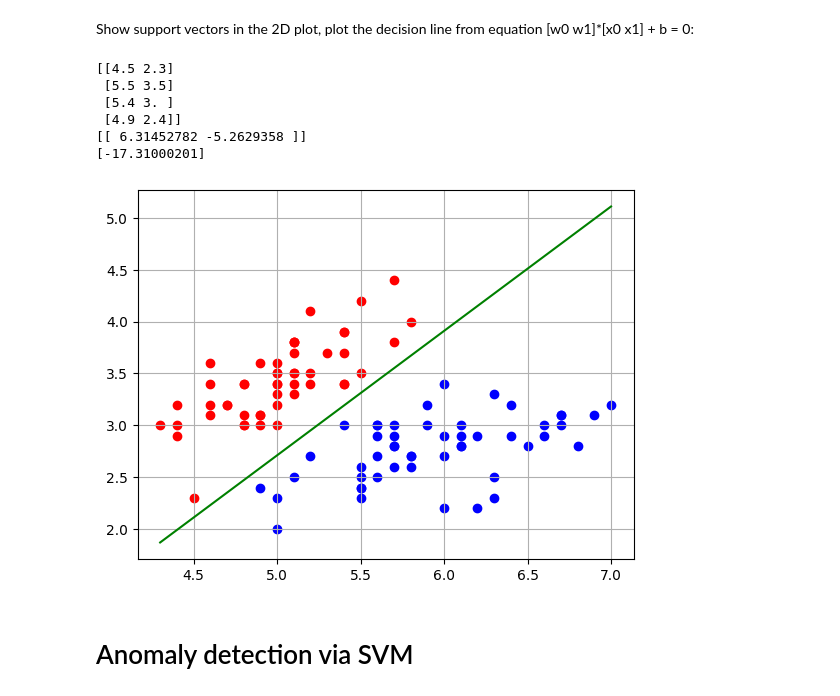
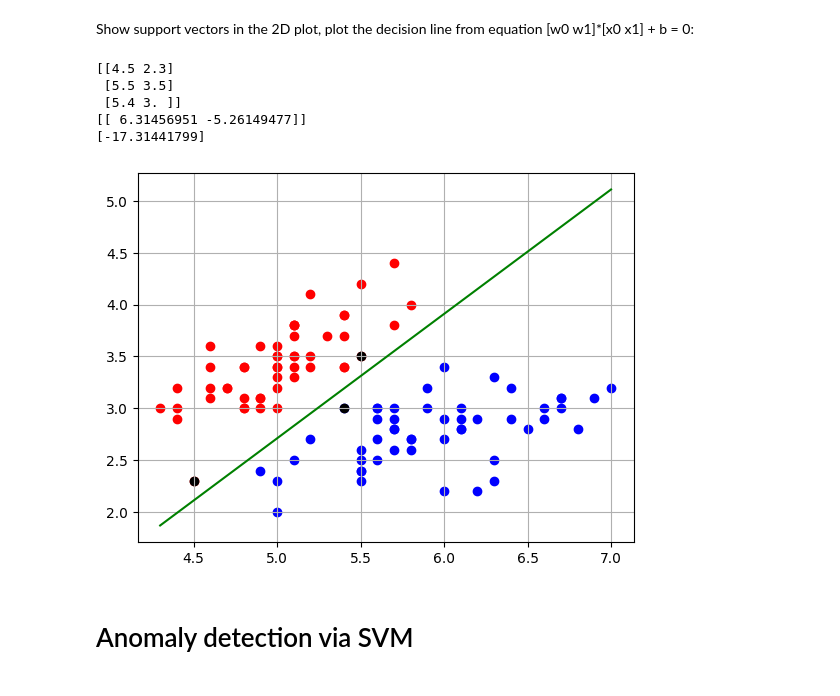
Before and after one commit to MGA215/MPA_MLF, a Jupyter notebook: Lab01_SVM/MPA_MLF_SVM_2students_comments.ipynb, the cells around one changed output. Drawn from its saved outputs; the diff is of its cells as text; code cells hidden in the pictures.

```diff
--- a/Lab01_SVM/MPA_MLF_SVM_2students_comments.ipynb
+++ b/Lab01_SVM/MPA_MLF_SVM_2students_comments.ipynb
@@ -83,27 +78,27 @@ Show support vectors in the 2D plot, plot the decision line from equation [w0 w1
 # %%
 s_vectors = SVMmodel.support_vectors_
 print(s_vectors);
 
 W = SVMmodel.coef_;
 b = SVMmodel.intercept_;
 print(W);
 print(b);
 
 x1_elems = np.array([x[:,0].min(), x[:,0].max()]); # absolutely disgusting line, don't check pls
 x2_elems = -(W[0,0]*x1_elems + b)/W[0,1];
 
 plt.scatter(x[y == 0, 0], x[y == 0, 1], c="r");
 plt.scatter(x[y == 1, 0], x[y == 1, 1], c="b");
 plt.plot(x1_elems, x2_elems, c="g");
+plt.scatter(s_vectors[:,0], s_vectors[:,1], c="k");
 plt.grid();
 # %% [output]
 [[4.5 2.3]
  [5.5 3.5]
- [5.4 3. ]
- [4.9 2.4]]
-[[ 6.31452782 -5.2629358 ]]
-[-17.31000201]
+ [5.4 3. ]]
+[[ 6.31456951 -5.26149477]]
+[-17.31441799]
-[figure, old version]
+[figure, new version]
 # %% [markdown]
 # Anomaly detection via SVM
 # %% [markdown]
```
Also changed, not shown: parts of 7 cells of this notebook.
